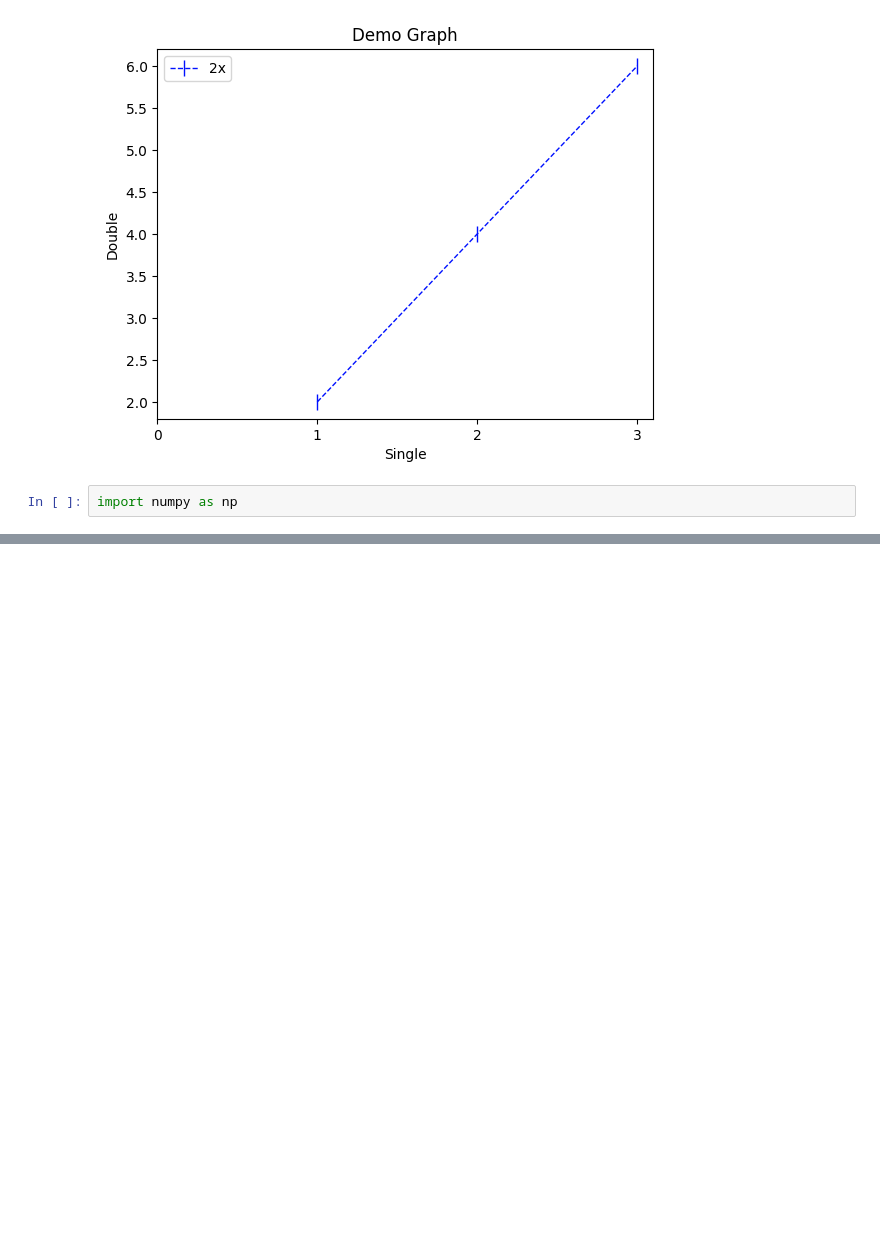
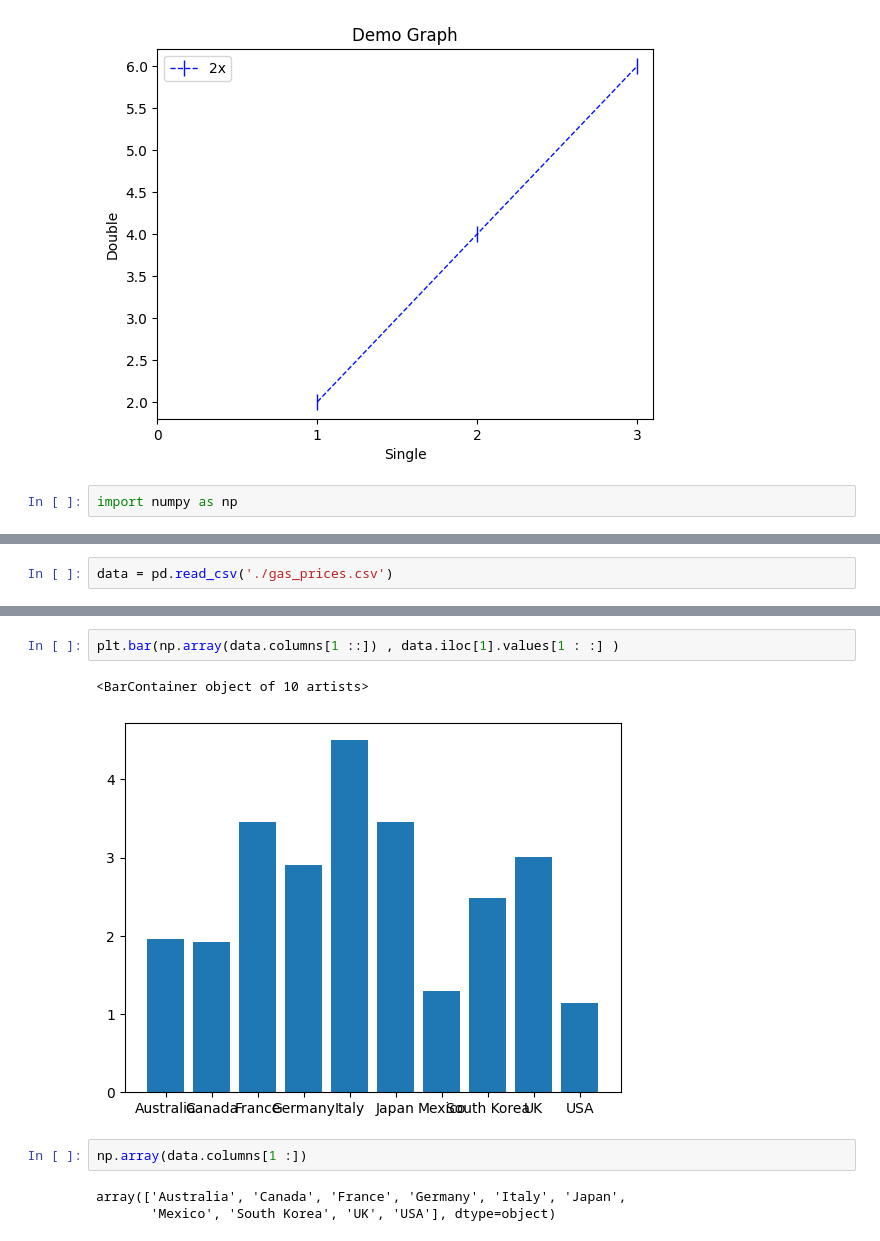
Before and after one commit to danielprinceD/DataScience, a Jupyter notebook: matplotlib.ipynb, the cells around one changed output, grey strips where cells are left out. Drawn from its saved outputs; the diff is of its cells as text; blank space fills up the shorter version.

```diff
--- a/matplotlib.ipynb
+++ b/matplotlib.ipynb
@@ -54,0 +87,2 @@ plt.show()
+# %%
+data = pd.read_csv('./gas_prices.csv')
@@ -54,0 +96,10 @@ plt.show()
+# %%
+plt.bar(np.array(data.columns[1 ::]) , data.iloc[1].values[1 : :] )
+# %% [output]
+<BarContainer object of 10 artists>
+[figure, added]
+# %%
+np.array(data.columns[1 :])
+# %% [output]
+array(['Australia', 'Canada', 'France', 'Germany', 'Italy', 'Japan',
+       'Mexico', 'South Korea', 'UK', 'USA'], dtype=object)
```
Also changed, not shown: parts of 7 cells of this notebook, 1 other file.
